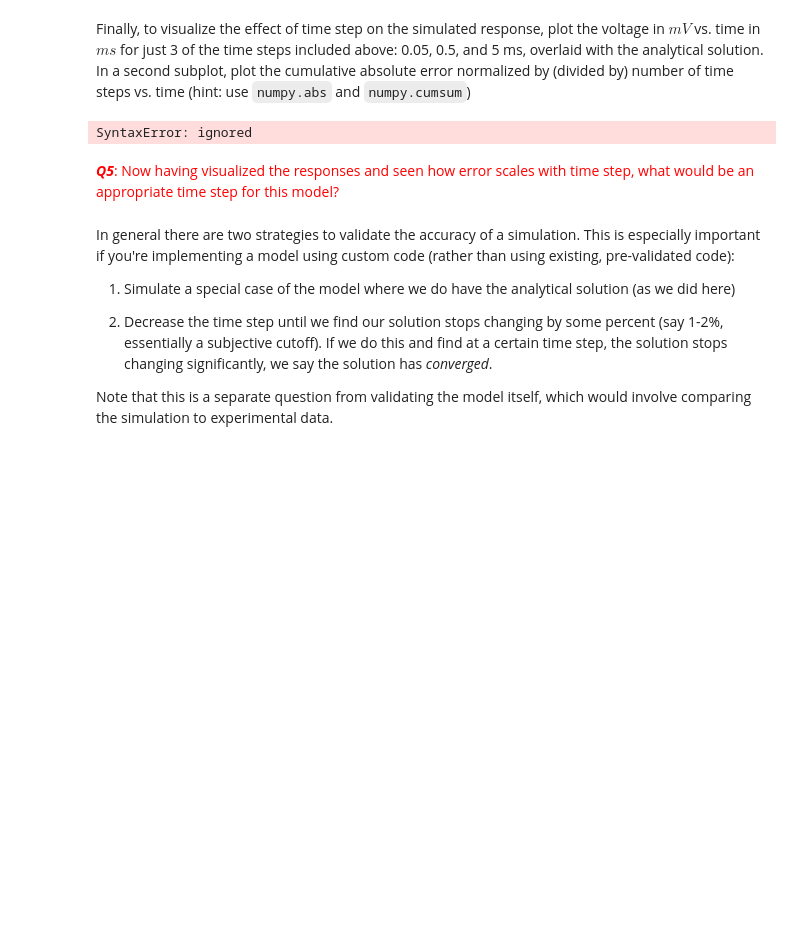
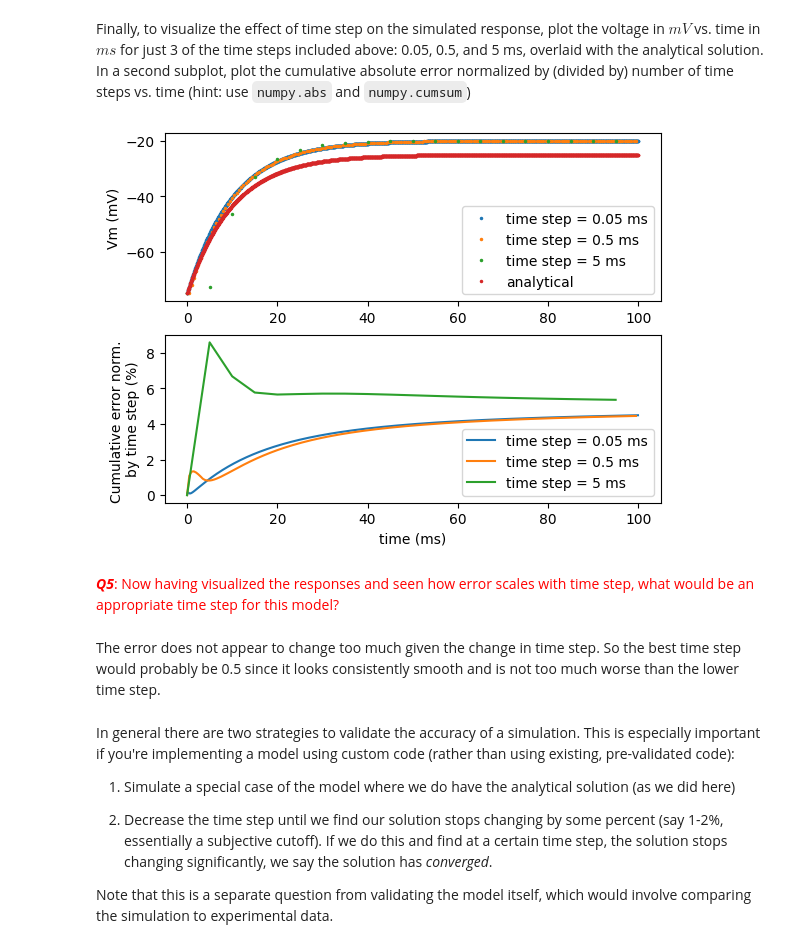
Before and after one commit to vincentyliu2001/BIO74.03-Exercises, a Jupyter notebook: CompModNervSys_exercise4.ipynb, the cells around one changed output. Cells and saved outputs as stored; diff of their text form; code cells hidden in the pictures; blank space fills up the shorter version.

```diff
--- a/CompModNervSys_exercise4.ipynb
+++ b/CompModNervSys_exercise4.ipynb
@@ -226,10 +225,13 @@ where $x_{i}^{\text{predicted}}$ and $x_{i}^{\text{actual}}$ are the predicted a
 # %%
 # Make function to calculate rmse on two equal sized vectors
 
-def rmse(x,y):
+def rmse(x,y, cumul=False):
     # calculate rmse on two numpy arrays
     # hint: use np.sqrt and np.mean on (x-y)**2
-    return np.sqrt(np.mean((x-y)**2))
+    if cumul:
+      return np.sqrt((x-y)**2)
+    else:
+      return np.sqrt(np.mean((x-y)**2))
 
 
 # Define vector of time steps to test
@@ -271,41 +273,47 @@ Finally, to visualize the effect of time step on the simulated response, plot th
 # %%
 dt_plot = [0.05,0.5,5] # time steps in ms
 # Define current stimulus
 I_del = 0 # start at t = 0 to match analytical case
 I_dur = tstop # apply for full simulation
 I_amp = 0.5 # nA
 # Same loop as above, but this time save time and Vm vectors
-Vm_calc = calcRCmemCurrent(dt_all,Rm,Cm,I,Vr)
 ts = []
 Vm_numerical = []
 Vm_analytical = []
-for ele in Vm_calc:
-  Vm_analytical.append(Vm_calc)
 for index, dt in enumerate(dt_plot):
   Vm_sim = simRCmemCurrentPulse(dt,tstop,V0,Rm,Cm,Vr,I_amp,I_del,I_dur)
   Vm_numerical.append(Vm_sim[0])
   ts.append(Vm_sim[1])
+for t in ts:
+  Vm_analytical.append(calcRCmemCurrent(t,Rm,Cm,I_amp,V0))
+rmse_all = []
+for i, t in enumerate(ts):
+  rmse_all.append(rmse(Vm_numerical[i], Vm_analytical[i], cumul=True))
+
+
 
 # Loop over dt_plot here, append outputs to lists to plot below
 fig = plt.figure()
 ax = fig.add_subplot(211)
-ax.plot(ts[0],Vm_analytical[0],lw=4,label='Analytical solution')
 for t,V,dt in zip(ts,Vm_numerical,dt_plot):
     # fill in code below
-    ax.plot(V,t, '.',markersize=3,label='time step = {} ms'.format(dt))
+    ax.plot(t, V, '.',markersize=3,label='time step = {} ms'.format(dt))
+ax.plot(ts[0], Vm_analytical[0], '.',markersize=3,label='analytical')
 ax.set_ylabel('Vm (mV)')
 ax.legend()
 ax = fig.add_subplot(212)
-for t,dt,Vm_num,Vm_an in zip(ts,dt_plot,Vm_numerical,Vm_analytical):
-    cumul_error = # your code goes here
+for error, t,dt,Vm_num,Vm_an in zip(rmse_all, ts,dt_plot,Vm_numerical,Vm_analytical):
+    cumul_error = np.cumsum(error) / np.arange(1, error.size + 1) # your code goes here
     ax.plot(t,cumul_error,label='time step = {} ms'.format(dt))
 ax.set_ylabel('Cumulative error norm. \nby time step (%)')
 ax.set_xlabel('time (ms)')
 ax.legend();
 # %% [output]
-SyntaxError: ignored
+[figure, added]
 # %% [markdown]
 <span style="color:red"> ***Q5***: Now having visualized the responses and seen how error scales with time step, what would be an appropriate time step for this model? </span>
+# %% [markdown]
+The error does not appear to change too much given the change in time step. So the best time step would probably be 0.5 since it looks consistently smooth and is not too much worse than the lower time step.
 # %% [markdown]
 In general there are two strategies to validate the accuracy of a simulation. This is especially important if you're implementing a model using custom code (rather than using existing, pre-validated code):
 
```
Also changed, not shown: parts of 11 cells of this notebook.
